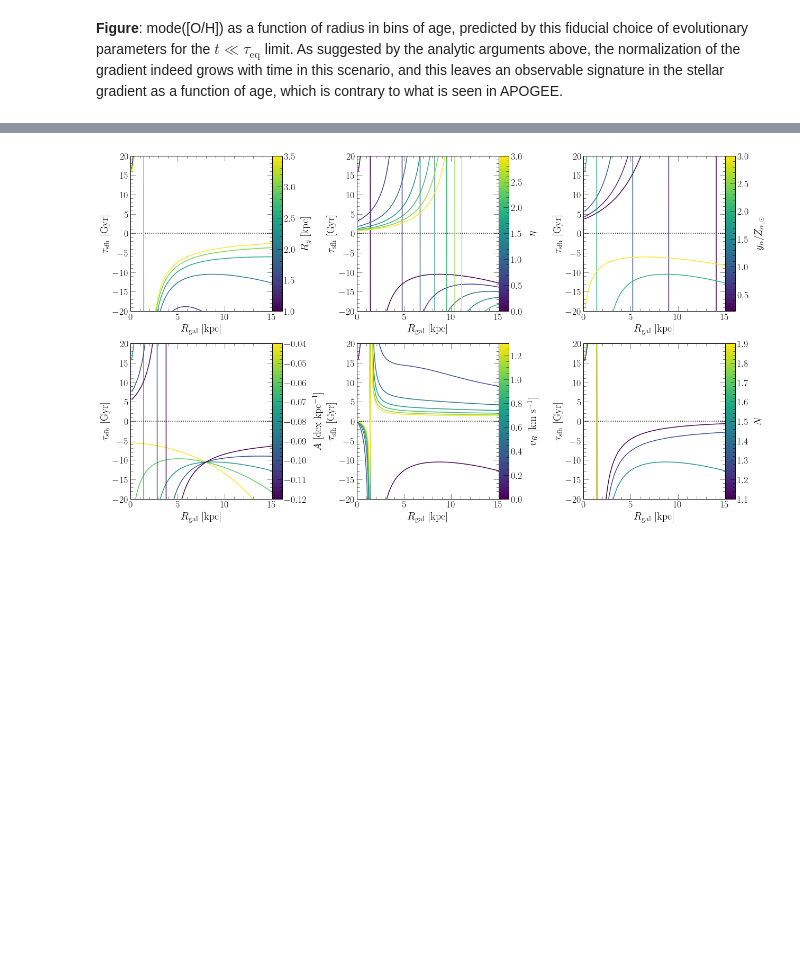
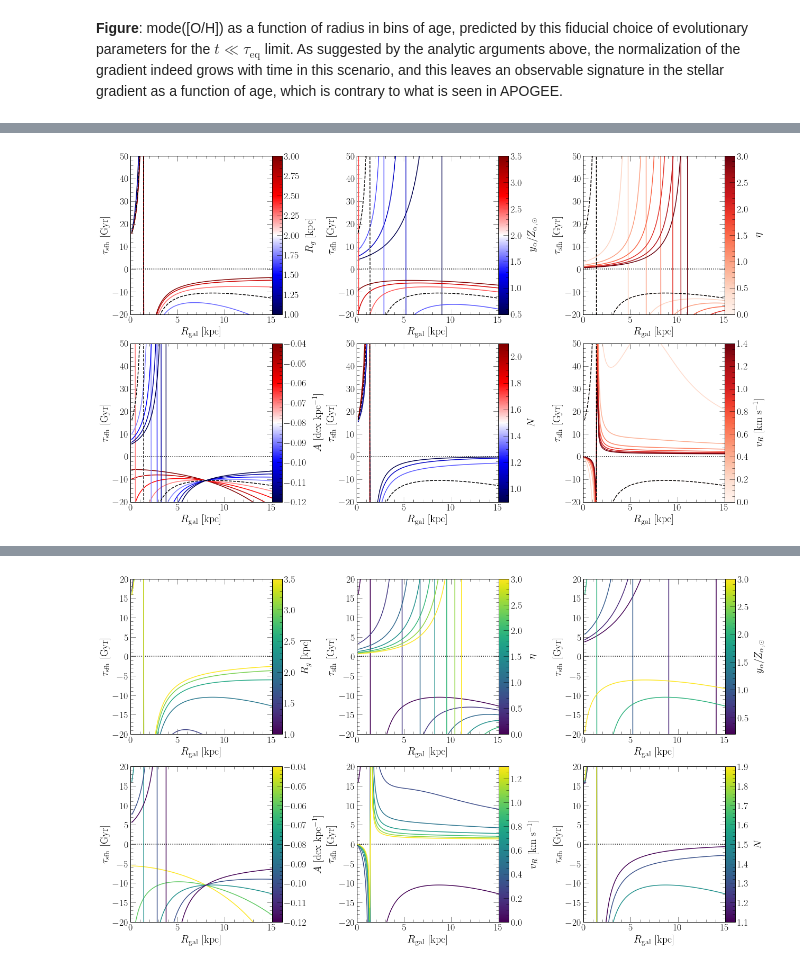
Before and after one commit to giganano/outflows, a Jupyter notebook: notebooks/radialflows.ipynb, the cells around one changed output, grey strips where cells are left out. Cells and saved outputs as stored; diff of their text form; code cells hidden in the pictures; blank space fills up the shorter version.

```diff
--- a/notebooks/radialflows.ipynb
+++ b/notebooks/radialflows.ipynb
@@ -1164,0 +1246,80 @@ $$
+# %%
+_SECONDS_PER_GYR_ = 3.1536e16 # conversion factor
+_KM_PER_KPC_ = 3.24e-17 # conversion factor
+
+def tausfh(r, taustar0 = 2, Rg = 2, eta = 0, yieldsolar = 2, A = -0.08, vr = 0, N = 1.5):
+    vr *= _SECONDS_PER_GYR_
+    vr *= _KM_PER_KPC_ # now in kpc / Gyr
+    ralpha = -1 / (A * np.log(10))
+    taustar = taustar0 * np.exp((N - 1) * r / Rg)
+    term1 = (1 + eta - 0.4) - yieldsolar * np.exp((r - 8) / ralpha)
+    flowterm = vr * (1 / r - 1 / Rg - 1 / ralpha)
+    muflow = flowterm * taustar
+    tausfh = (term1 / taustar - flowterm)**(-1)
+#     if 0 < tausfh < 2 * taustar / (1 + eta - 0.4 - muflow):
+#         return float("nan")
+#     else:
+    return tausfh
+#     return (term1 / taustar - flowterm)**(-1)
+# %%
+# colormaps = ["seismic", "Reds", "seismic", "seismic", "Reds", "seismic"]
+
+fig = plt.figure(figsize = (18, 10))
+axes = []
+for i in range(6):
+    axes.append(fig.add_subplot(231 + i))
+    axes[i].set_xlabel(r"$R_\text{gal}$ [kpc]")
+    axes[i].set_ylabel(r"$\tau_\text{sfh}$ [Gyr]")
+    axes[i].set_xlim([0, 15])
+    axes[i].set_ylim([-20, 50])
+    axes[i].axhline(0, c = named_colors()["black"], linestyle = ":")
+plt.tight_layout()
+plt.subplots_adjust(wspace = 0.6, right = 0.92)
+
+def plot_behavior(ax, values, keywordarg, label, colormap):
+    xvals = np.linspace(0, 15, 100)
+    for i in range(len(values)):
+        kwargs = {keywordarg: values[i]}
+        yvals = [tausfh(_, **kwargs) for _ in xvals]
+        cm = plt.get_cmap(colormap)
+        cnorm = colors.Normalize(vmin = min(values), vmax = max(values))
+        sc = cmx.ScalarMappable(norm = cnorm, cmap = cm)
+        kwargs = {"c": sc.to_rgba(values[i])}
+        ax.plot(xvals, yvals, **kwargs)
+    yvals = [tausfh(_) for _ in xvals]
+    kwargs = {
+        "c": named_colors()["black"],
+        "linestyle": "--"
+    }
+    ax.plot(xvals, yvals, **kwargs)
+    cbar_ax = fig.add_axes([0.92, 0.05, 0.02, 0.95])
+    cbar = plt.colorbar(sc, cax = cbar_ax, pad = 0, orientation = "vertical")
+    cbar.set_label(label, labelpad = 10)
+    cbar_ax.set_position([
+        ax.get_position().x1,
+        ax.get_position().y0,
+        0.015,
+        ax.get_position().y1 - ax.get_position().y0
+    ])
+
+Rg_values = [1, 1.3, 1.7, 2, 2.3, 2.7, 3]
+yieldratios = [0.5, 1, 1.5, 2, 2.5, 3, 3.5]
+eta_values = [0, 0.5, 1, 1.5, 2, 2.5, 3]
+slopes = [-0.04, -0.05, -0.06, -0.07, -0.08, -0.09, -0.10, -0.11, -0.12]
+indeces = [0.9, 1.1, 1.3, 1.5, 1.7, 1.9, 2.1]
+velocities = [0, 0.2, 0.4, 0.6, 0.8, 1.0, 1.2, 1.4]
+
+plot_behavior(axes[0], Rg_values, "Rg", r"$R_g$ [kpc]", "seismic")
+plot_behavior(axes[1], yieldratios, "yieldsolar", r"$y_\alpha / Z_{\alpha,\odot}$", "seismic")
+plot_behavior(axes[2], eta_values, "eta", r"$\eta$", "Reds")
+plot_behavior(axes[3], slopes, "A", r"$A$ [dex kpc$^{-1}$]", "seismic")
+plot_behavior(axes[4], indeces, "N", r"$N$", "seismic")
+plot_behavior(axes[5], velocities, "vr", "$v_R$ [km s$^{-1}$]", "Reds")
+
+for ext in ["pdf", "jpeg"]:
+    kwargs = {}
+    if ext == "jpeg": kwargs["dpi"] = 200
+    plt.savefig("./radialflows/tausfh_reqd.%s" % (ext), **kwargs)
+plt.show()
+# %% [output]
+[figure, added]
```
Also changed, not shown: parts of 6 cells of this notebook, 2 other files.
